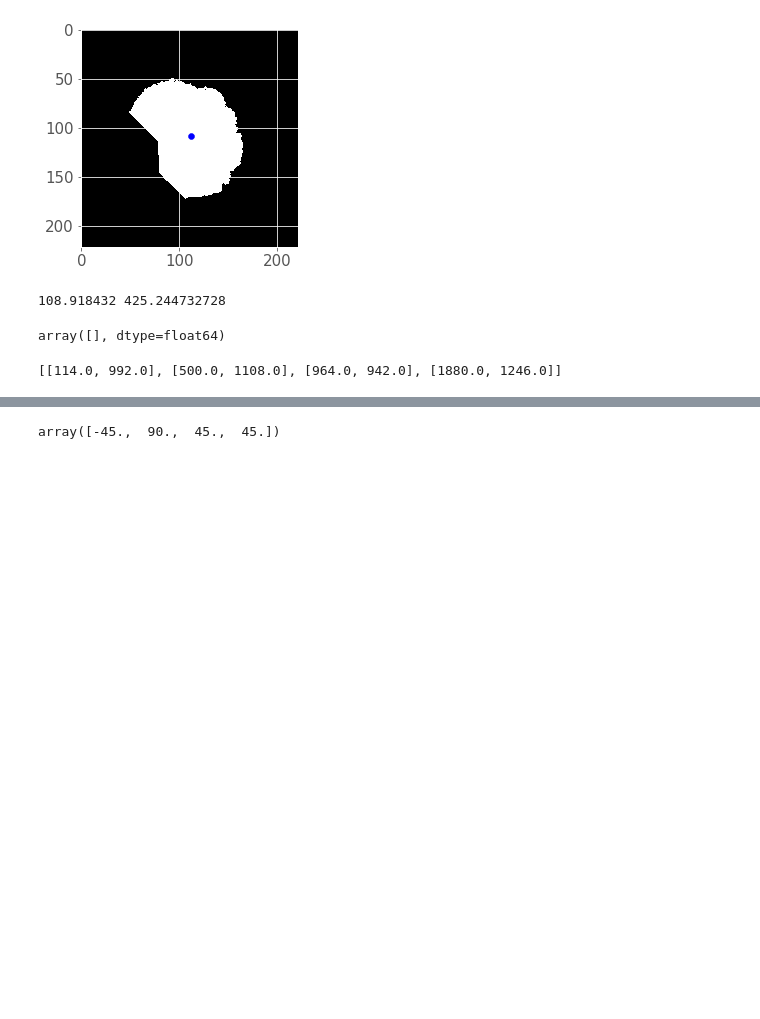
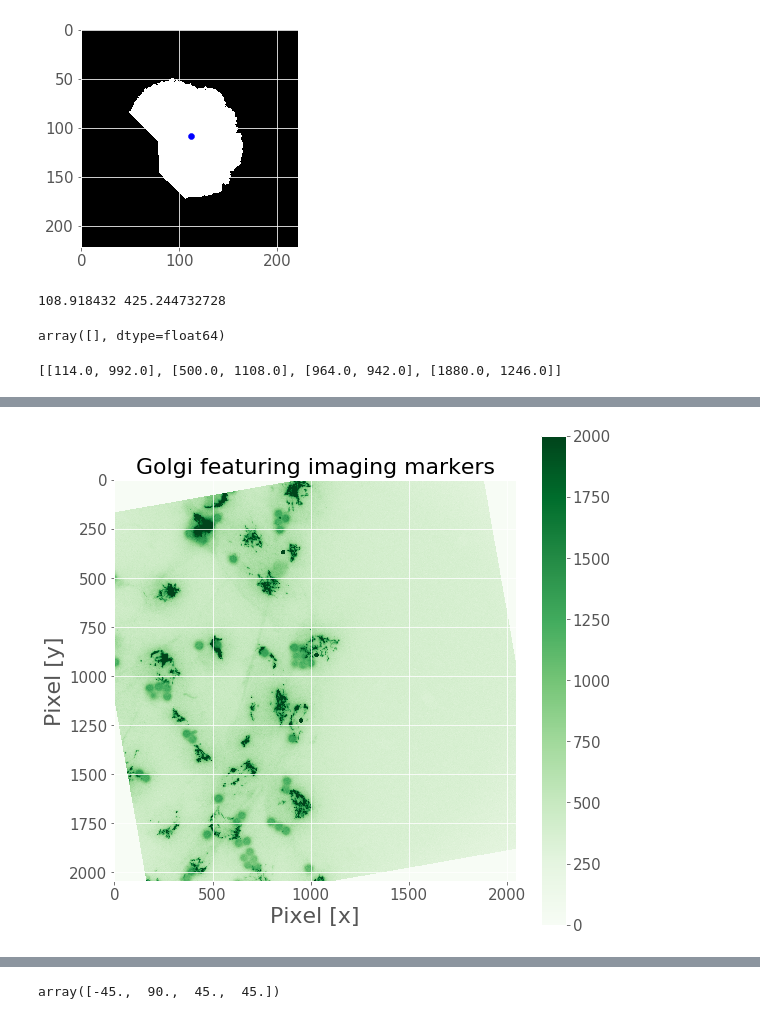
Before and after one commit to WillGiang/golgi-polarization, a Jupyter notebook: GolgiPolarization.ipynb, the cells around one changed output, grey strips where cells are left out. Drawn from its saved outputs; the diff is of its cells as text; code cells hidden in the pictures; blank space fills up the shorter version.

```diff
--- a/GolgiPolarization.ipynb
+++ b/GolgiPolarization.ipynb
@@ -892,0 +900,9 @@ def analyze_Golgi(green_array, want_plots=False, out_dir="", image_name=""):
+# %%
+imdir = 'C:/Users/letmedoit/endothelial Polarization-exp 1/processeddata/Animal-1-2hrs-marked/'
+image_array_GBR_with_markers = io.imread(imdir + 'Animal 1_2hrs_013-edit.tif')
+
+green_array = image_array_GBR_with_markers[:,:,0]
+show_image(image_array_GBR_with_markers[:,:,0],
+           color='green', title='Golgi featuring imaging markers', vmax=2000)
+# %% [output]
+[figure, added]
```
Also changed, not shown: parts of 9 cells of this notebook.
